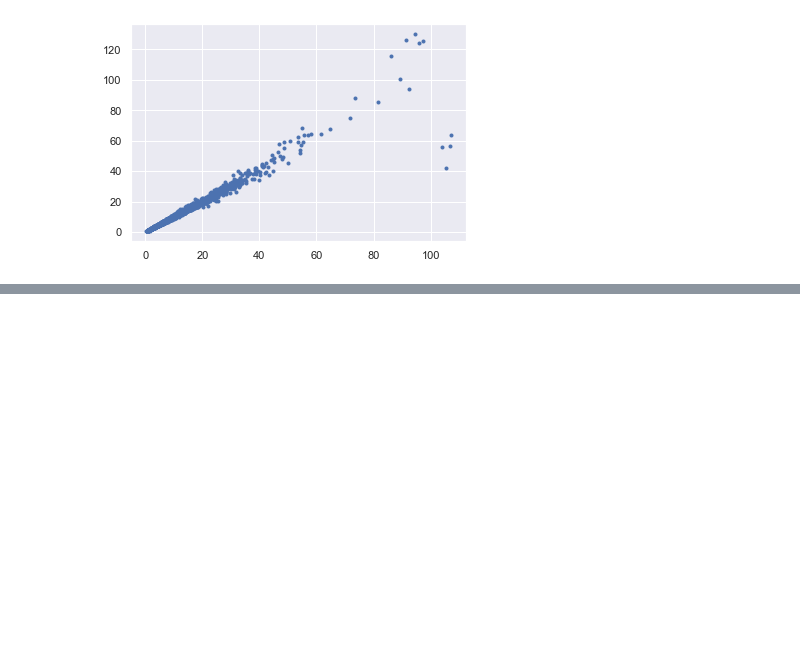
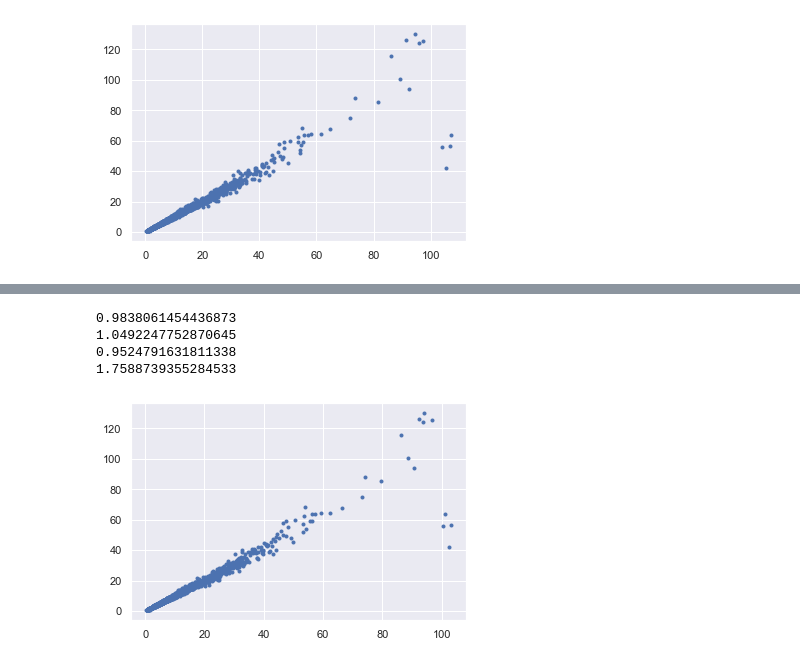
Before and after one commit to atmsillinois/machine-learning-1-seunguk-2, a Jupyter notebook: Module5.ipynb, the cells around one changed output, grey strips where cells are left out. Cells and saved outputs as stored; diff of their text form; code cells hidden in the pictures; blank space fills up the shorter version.

```diff
--- a/Module5.ipynb
+++ b/Module5.ipynb
@@ -247,3 +273,7 @@ print(np.sqrt(metrics.mean_squared_error(y_test_rf2, ytest)))
 0.9493786707453092
 1.8270735705984995
 [figure]
+# %%
+grid_rf3 = GridSearchCV(RandomForestRegressor(), param_grid_rf, scoring="r2", n_jobs=-1)
+# %%
+grid_rf3.fit(Xtrain, ytrain)
@@ -249,0 +289,15 @@ print(np.sqrt(metrics.mean_squared_error(y_test_rf2, ytest)))
+# %%
+model_rf3 = grid_rf3.best_estimator_
+y_test_rf3 = model_rf3.fit(Xtrain,ytrain).predict(Xtest)
+# %%
+plt.plot(y_test_rf3,ytest,'.')
+print(metrics.r2_score(ypred, ytest))
+print(np.sqrt(metrics.mean_squared_error(ypred, ytest)))
+print(metrics.r2_score(y_test_rf3, ytest))
+print(np.sqrt(metrics.mean_squared_error(y_test_rf3, ytest)))
+# %% [output]
+0.9838061454436873
+1.0492247752870645
+0.9524791631811338
+1.7588739355284533
+[figure, added]
```
Also changed, not shown: parts of 20 cells of this notebook.
